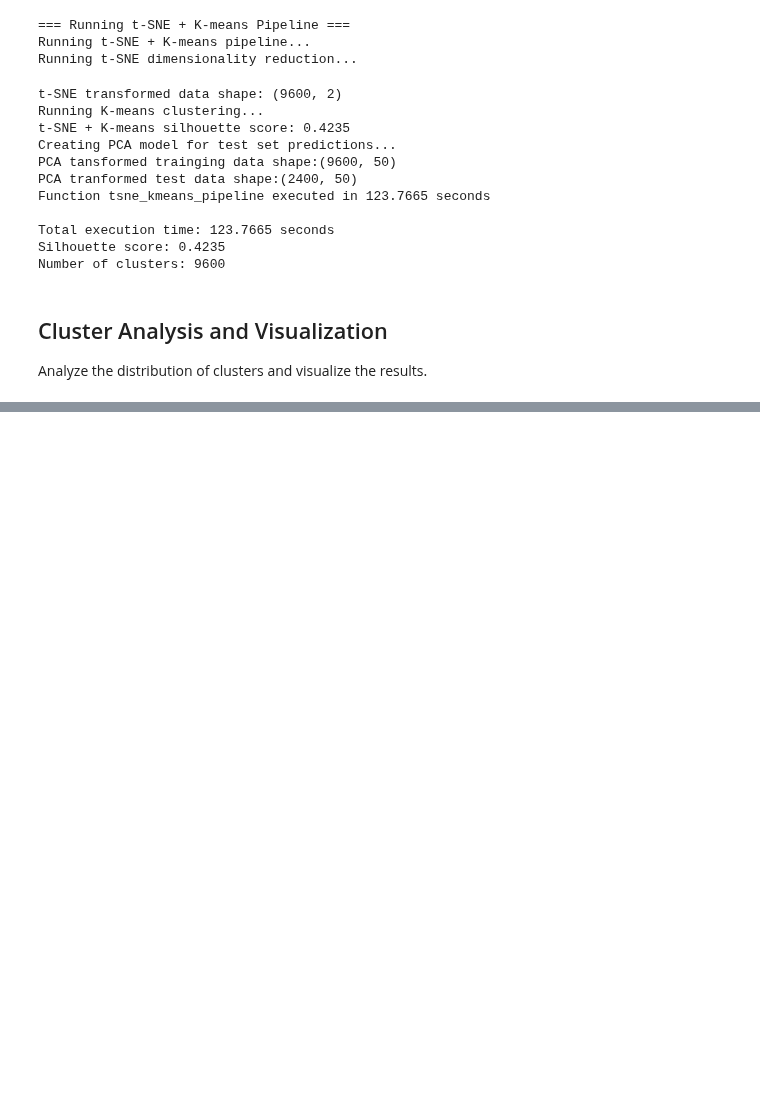
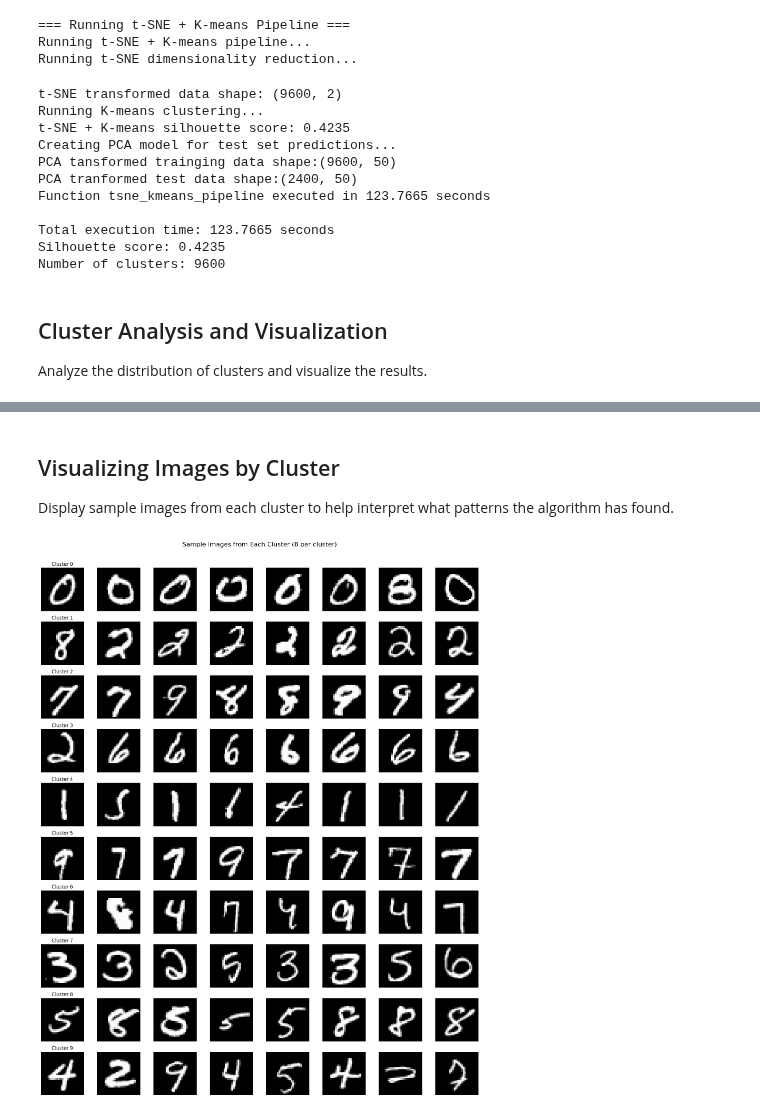
Before and after one commit to ruksad/descriptive-stats, a Jupyter notebook: lectures/gradedAssignments/prog_ml_ds/clustering-to-classification-image.ipynb, the cells around one changed output, grey strips where cells are left out. Cells and saved outputs as stored; diff of their text form; code cells hidden in the pictures; blank space fills up the shorter version.

Commit message:
display the cluster with images

```diff
--- a/lectures/gradedAssignments/prog_ml_ds/clustering-to-classification-image.ipynb
+++ b/lectures/gradedAssignments/prog_ml_ds/clustering-to-classification-image.ipynb
@@ -190,0 +222,36 @@ for i, (cluster, count) in enumerate(zip(unique, counts)):
+# %% [markdown]
+## Visualizing Images by Cluster
+
+Display sample images from each cluster to help interpret what patterns the algorithm has found.
+# %%
+# Visualize 8 images from each cluster
+n_clusters = len(np.unique(results['clusters']))
+fig = plt.figure(figsize=(16, 2*n_clusters))
+fig.suptitle('Sample Images from Each Cluster (8 per cluster)', fontsize=16)
+
+for i in range(n_clusters):
+    # Get indices of samples in this cluster
+    cluster_indices = np.where(results['clusters'] == i)[0]
+
+    # Select 8 random samples (or fewer if the cluster has less than 8)
+    sample_size = min(8, len(cluster_indices))
+    if sample_size > 0:
+        sample_indices = np.random.choice(cluster_indices, sample_size, replace=False)
+
+        # Display images
+        for j, idx in enumerate(sample_indices):
+            plt.subplot(n_clusters, 8, i*8 + j + 1)
+
+            # Map from training indices to original data indices
+            original_idx = original_train_indices[idx]
+
+            # Display the image
+            plt.imshow(np.squeeze(original_images_df[original_idx]), cmap='gray')
+            plt.axis('off')
+            if j == 0:
+                plt.title(f'Cluster {i}')
+
+plt.tight_layout(rect=[0, 0, 1, 0.97])
+plt.show()
+# %% [output]
+[figure, added]
```
Also changed, not shown: parts of 1 cell of this notebook.
